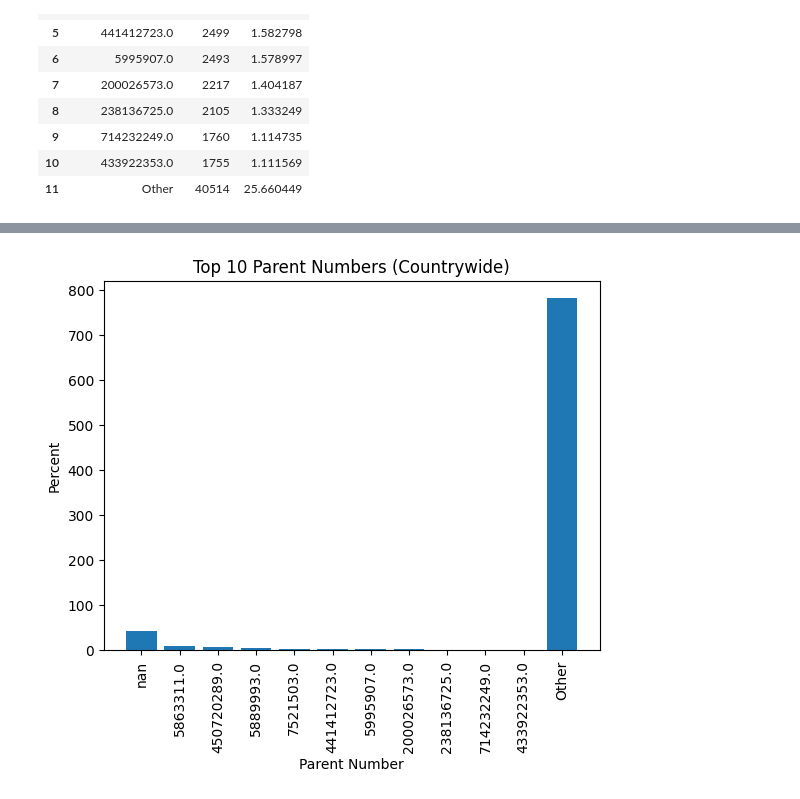
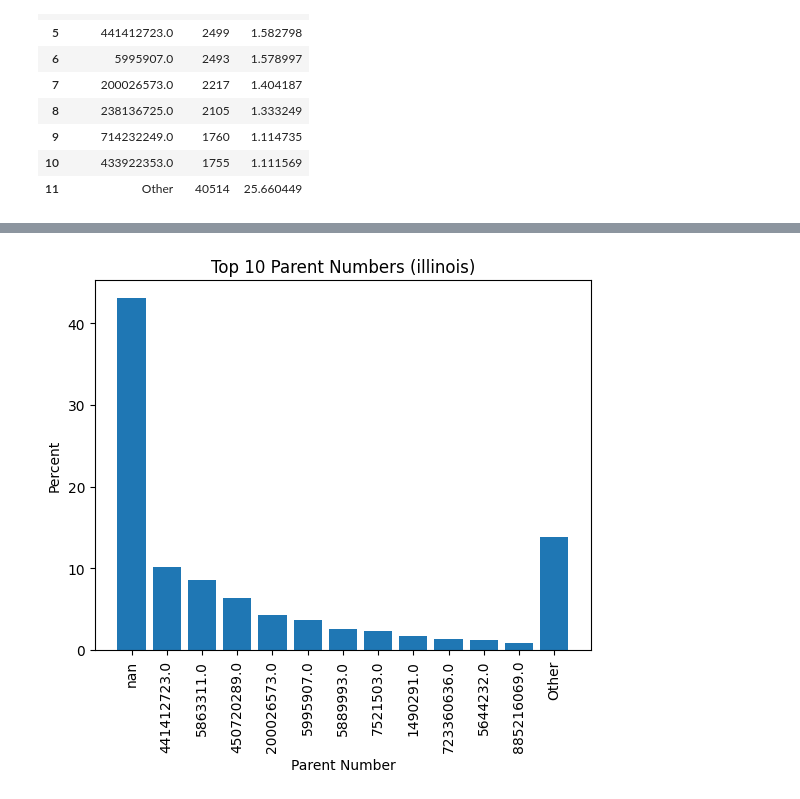
Before and after one commit to uchicago-dsi/rafi-grocery, a Jupyter notebook: day 2.ipynb, the cells around one changed output, grey strips where cells are left out. Drawn from its saved outputs; the diff is of its cells as text; code cells hidden in the pictures.

Commit message:
add day 3
visualization with parent companies

```diff
--- a/day 2.ipynb
+++ b/day 2.ipynb
@@ -135,13 +112,19 @@ il
 # %%
 
 
-groc_tp10_il = il.groupby('PARENT NUMBER', dropna=False).size().reset_index(name='COUNT')
-groc_tp10_il.sort_values('COUNT', ascending=False, inplace=True)
-groc_tp10_il.reset_index(drop=True,inplace=True)
+groc_il = il.groupby('PARENT NUMBER', dropna=False).count().reset_index()[['PARENT NUMBER','COMPANY']]
+groc_il.sort_values('COMPANY', ascending=False, inplace=True)
+groc_il.reset_index(drop=True,inplace=True)
 
-groc_tp10_il = groc_tp10_il.iloc[:11]
-groc_tp10_il.loc[len(groc_tp10_il)] = ["Other", other_column]
-groc_tp10_il['PARENT NUMBER'] = grocery_t10_22['PARENT NUMBER'].astype(str)
-groc_tp10_il['Percent'] = groc_tp10_il['COUNT'] / len(il) * 100
-groc_tp10_il.tail(20)
+groc_tp10_il = groc_il.iloc[:12]
+other_groc = groc_il['COMPANY'].sum() - groc_tp10_il['COMPANY'].sum()
+
+# groc_tp10_il.iloc[12, :] = {'PARENT NUMBER': 'Other', 'COMPANY': other_groc}
+
+groc_tp10_il.loc[len(groc_tp10_il.index)] = ["Other", other_groc]
+groc_tp10_il['PARENT NUMBER'] = groc_tp10_il['PARENT NUMBER'].astype(str)
+groc_tp10_il.loc[:, 'Percent'] = groc_tp10_il.loc[:, 'COMPANY'] / len(il) * 100
+#len(il)
+groc_tp10_il
+#il.head()
 # %% [output]
@@ -161,13 +159,13 @@ groc_tp10_il.tail(20)
 # %%
 #top 10 parent ( Illinois)
 
 plt.bar(groc_tp10_il['PARENT NUMBER'], groc_tp10_il['Percent'])
 plt.xlabel('Parent Number')
 plt.ylabel('Percent')
-plt.title('Top 10 Parent Numbers (Countrywide)')
+plt.title('Top 10 Parent Numbers (illinois)')
 plt.xticks(rotation=90)
 plt.show()
 # %% [output]
-[figure, old version]
+[figure, new version]
 # %%
 
```
Also changed, not shown: parts of 8 cells of this notebook.
